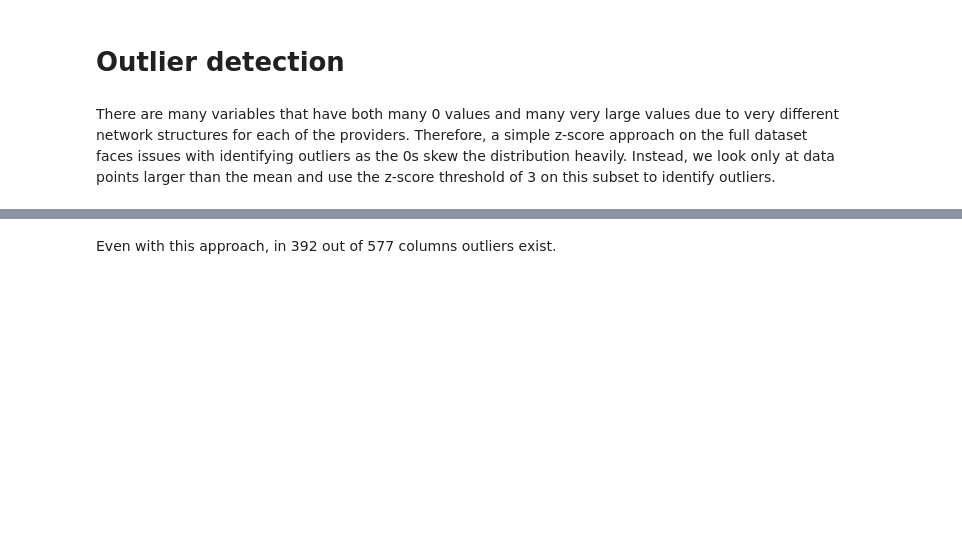
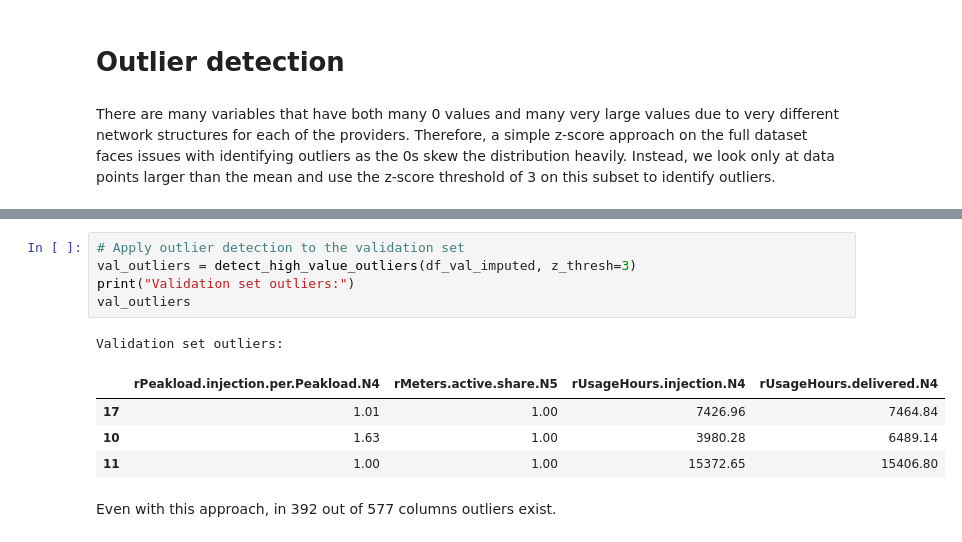
Before and after one commit to ducanhnguyen99/BNetzA, a Jupyter notebook: Duci/Data_Preprocessing.ipynb, the cells around one changed output, grey strips where cells are left out. Cells and saved outputs as stored; diff of their text form; blank space fills up the shorter version.

```diff
--- a/Duci/Data_Preprocessing.ipynb
+++ b/Duci/Data_Preprocessing.ipynb
@@ -209,3 +241,14 @@ outlier_df
+# %%
+# Apply outlier detection to the validation set
+val_outliers = detect_high_value_outliers(df_val_imputed, z_thresh=3)
+print("Validation set outliers:")
+val_outliers
+# %% [output]
+Validation set outliers:
+|  | rPeakload.injection.per.Peakload.N4 | rMeters.active.share.N5 | rUsageHours.injection.N4 | rUsageHours.delivered.N4 |
+| 17 | 1.01 | 1.00 | 7426.96 | 7464.84 |
+| 10 | 1.63 | 1.00 | 3980.28 | 6489.14 |
+| 11 | 1.00 | 1.00 | 15372.65 | 15406.80 |
 # %% [markdown]
 Even with this approach, in 392 out of 577 columns outliers exist.
 # %%
```
Also changed, not shown: parts of 12 cells of this notebook, 6 other files.
